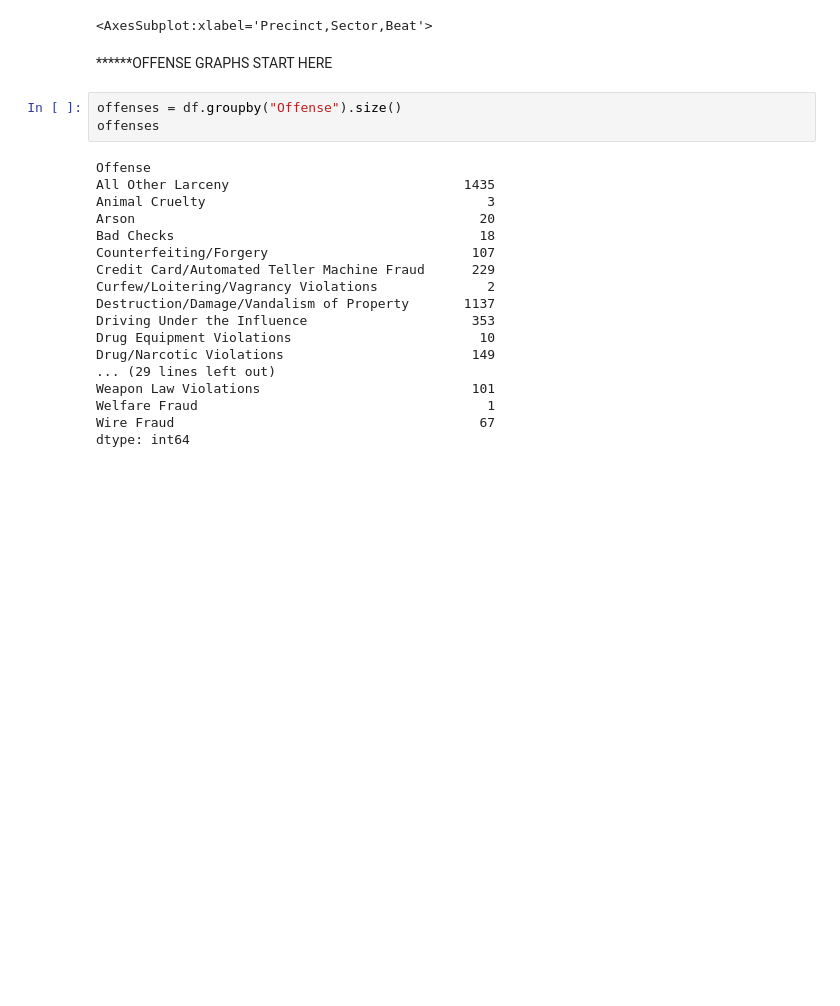
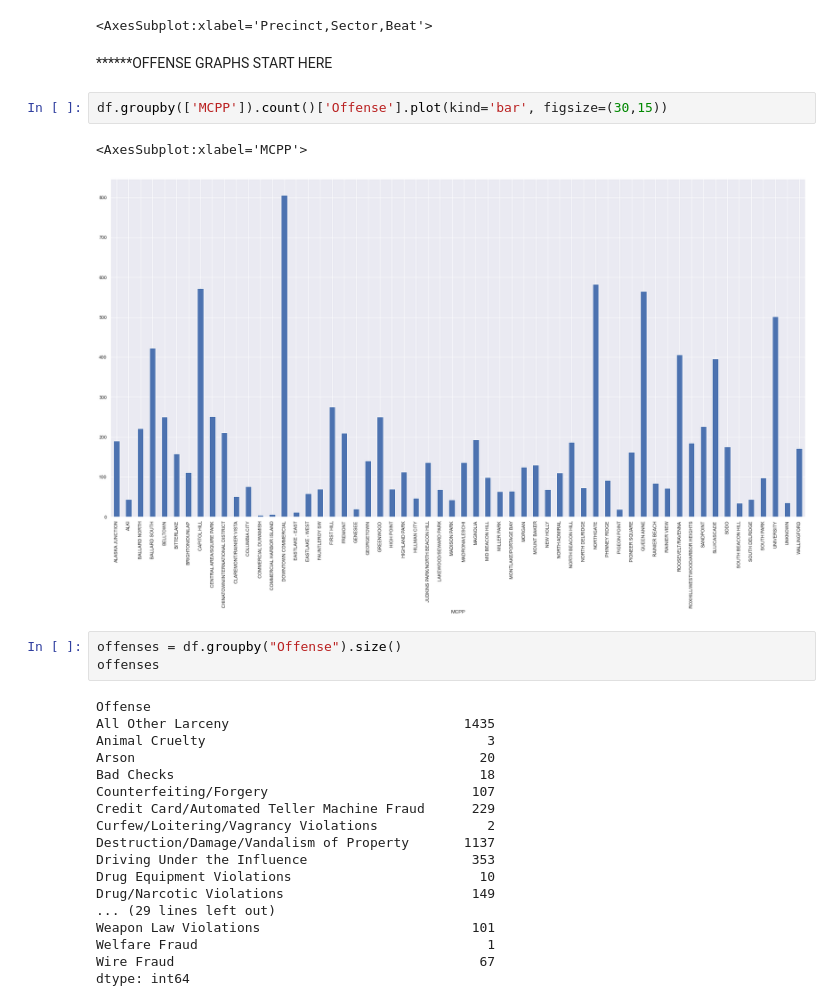
Before and after one commit to msenosain/spd-use-of-force_DS4A, a Jupyter notebook: notebooks/13_EDA_crime.ipynb, the cells around one changed output. Saved outputs shown, nothing was run; the diff lists cells and outputs as text; blank space fills up the shorter version.

Commit message:
more graphs!

```diff
--- a/notebooks/13_EDA_crime.ipynb
+++ b/notebooks/13_EDA_crime.ipynb
@@ -233,6 +173,11 @@ police_loc.plot(kind='bar', figsize=(30,15))
 <AxesSubplot:xlabel='Precinct,Sector,Beat'>
 # %% [markdown]
 ******OFFENSE GRAPHS START HERE
+# %%
+df.groupby(['MCPP']).count()['Offense'].plot(kind='bar', figsize=(30,15))
+# %% [output]
+<AxesSubplot:xlabel='MCPP'>
+[figure, added]
 # %%
 offenses = df.groupby("Offense").size()
 offenses
```
Also changed, not shown: parts of 9 cells of this notebook.
